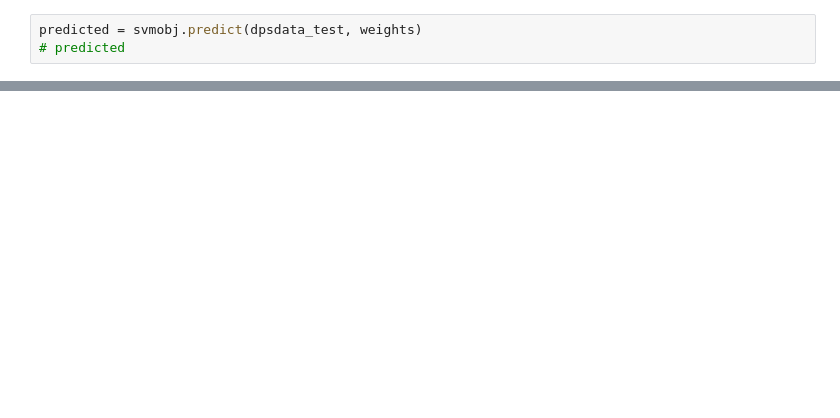
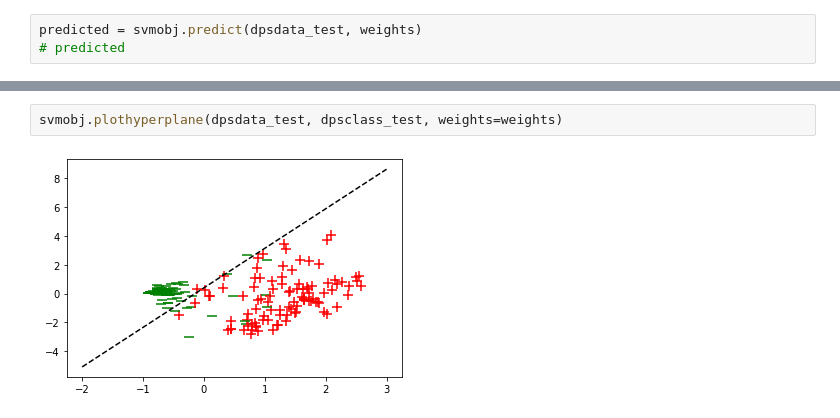
Before and after one commit to aishwarya-1/breast_cancer_detection, a Jupyter notebook: PES1201700283.ipynb, the cells around one changed output, grey strips where cells are left out. Drawn from its saved outputs; the diff is of its cells as text; blank space fills up the shorter version.

```diff
--- a/PES1201700283.ipynb
+++ b/PES1201700283.ipynb
@@ -250,0 +319,4 @@ plt.show()
+# %%
+svmobj.plothyperplane(dpsdata_test, dpsclass_test, weights=weights)
+# %% [output]
+[figure, added]
```
Also changed, not shown: parts of 11 cells of this notebook.
